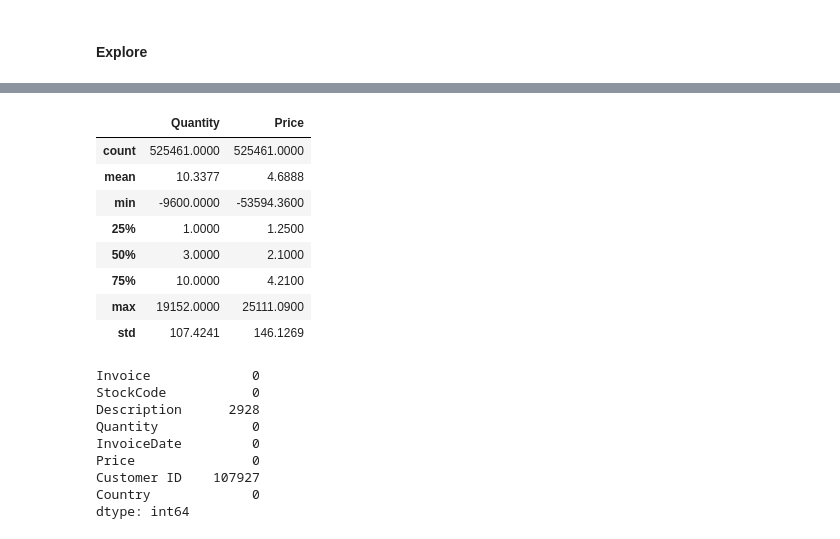
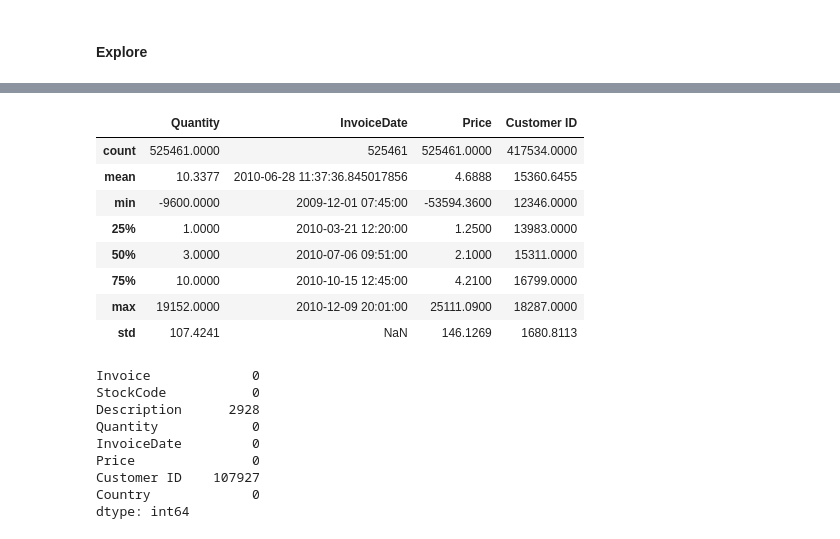
Before and after one commit to Tobiodedere1211/customer-segmentation-with-KMeans, a Jupyter notebook: RFM-Analysis.ipynb, the cells around one changed output, grey strips where cells are left out. Drawn from its saved outputs; the diff is of its cells as text; code cells hidden in the pictures.

```diff
--- a/RFM-Analysis.ipynb
+++ b/RFM-Analysis.ipynb
@@ -76,17 +76,17 @@ memory usage: 32.1+ MB
 None
 # %%
 # Statistiscal information
-df.describe()[['Quantity', 'Price']]
+df.describe()
 # %% [output]
-|  | Quantity | Price |
-| count | 525461.0000 | 525461.0000 |
-| mean | 10.3377 | 4.6888 |
-| min | -9600.0000 | -53594.3600 |
-| 25% | 1.0000 | 1.2500 |
-| 50% | 3.0000 | 2.1000 |
-| 75% | 10.0000 | 4.2100 |
-| max | 19152.0000 | 25111.0900 |
-| std | 107.4241 | 146.1269 |
+|  | Quantity | InvoiceDate | Price | Customer ID |
+| count | 525461.0000 | 525461 | 525461.0000 | 417534.0000 |
+| mean | 10.3377 | 2010-06-28 11:37:36.845017856 | 4.6888 | 15360.6455 |
+| min | -9600.0000 | 2009-12-01 07:45:00 | -53594.3600 | 12346.0000 |
+| 25% | 1.0000 | 2010-03-21 12:20:00 | 1.2500 | 13983.0000 |
+| 50% | 3.0000 | 2010-07-06 09:51:00 | 2.1000 | 15311.0000 |
+| 75% | 10.0000 | 2010-10-15 12:45:00 | 4.2100 | 16799.0000 |
+| max | 19152.0000 | 2010-12-09 20:01:00 | 25111.0900 | 18287.0000 |
+| std | 107.4241 | NaN | 146.1269 | 1680.8113 |
 # %%
 # check for missing value
 df.isna().sum()
```
Also changed, not shown: parts of 36 cells of this notebook.
